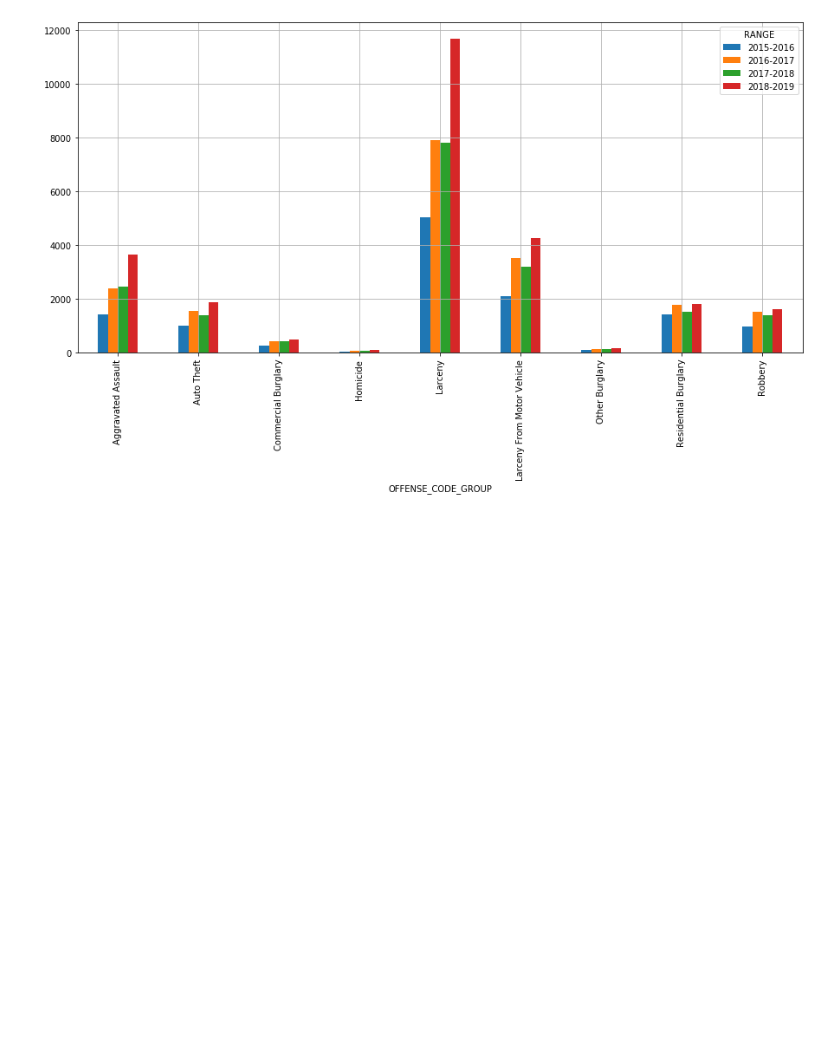
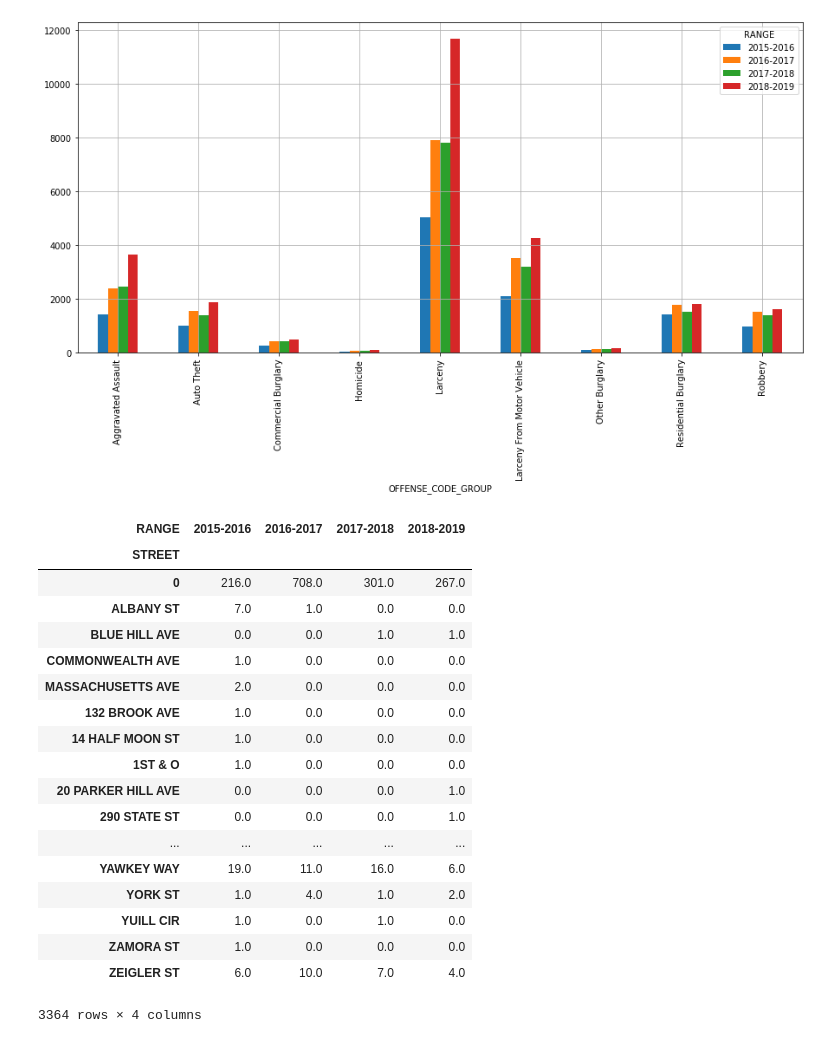
Before and after one commit to mitresh95/ImpactOfCrimeOnHousing, a Jupyter notebook: Project.ipynb, the cells around one changed output. Cells and saved outputs as stored; diff of their text form; code cells hidden in the pictures; blank space fills up the shorter version.

```diff
--- a/Project.ipynb
+++ b/Project.ipynb
@@ -134,3 +135,25 @@ part_one_crime.groupby(['OFFENSE_CODE_GROUP','RANGE']).count()['INCIDENT_NUMBER'
 # %% [output]
 <matplotlib.axes._subplots.AxesSubplot at 0x...>
 [figure]
+# %%
+part_one_crime.groupby(['RANGE','STREET']).count()['INCIDENT_NUMBER'].unstack().fillna(0).T
+# %% [output]
+| RANGE | 2015-2016 | 2016-2017 | 2017-2018 | 2018-2019 |
+| STREET |  |  |  |  |
+| 0 | 216.0 | 708.0 | 301.0 | 267.0 |
+| ALBANY ST | 7.0 | 1.0 | 0.0 | 0.0 |
+| BLUE HILL AVE | 0.0 | 0.0 | 1.0 | 1.0 |
+| COMMONWEALTH AVE | 1.0 | 0.0 | 0.0 | 0.0 |
+| MASSACHUSETTS AVE | 2.0 | 0.0 | 0.0 | 0.0 |
+| 132 BROOK AVE | 1.0 | 0.0 | 0.0 | 0.0 |
+| 14 HALF MOON ST | 1.0 | 0.0 | 0.0 | 0.0 |
+| 1ST & O | 1.0 | 0.0 | 0.0 | 0.0 |
+| 20 PARKER HILL AVE | 0.0 | 0.0 | 0.0 | 1.0 |
+| 290 STATE ST | 0.0 | 0.0 | 0.0 | 1.0 |
+| ... | ... | ... | ... | ... |
+| YAWKEY WAY | 19.0 | 11.0 | 16.0 | 6.0 |
+| YORK ST | 1.0 | 4.0 | 1.0 | 2.0 |
+| YUILL CIR | 1.0 | 0.0 | 1.0 | 0.0 |
+| ZAMORA ST | 1.0 | 0.0 | 0.0 | 0.0 |
+| ZEIGLER ST | 6.0 | 10.0 | 7.0 | 4.0 |
+3364 rows × 4 columns
```
Also changed, not shown: parts of 5 cells of this notebook.
